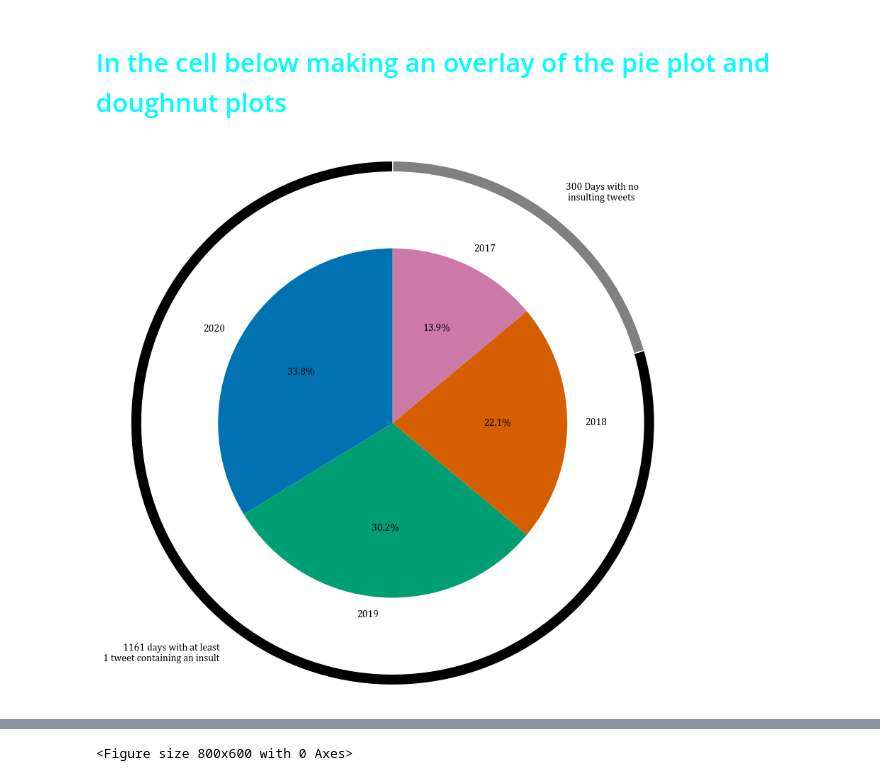
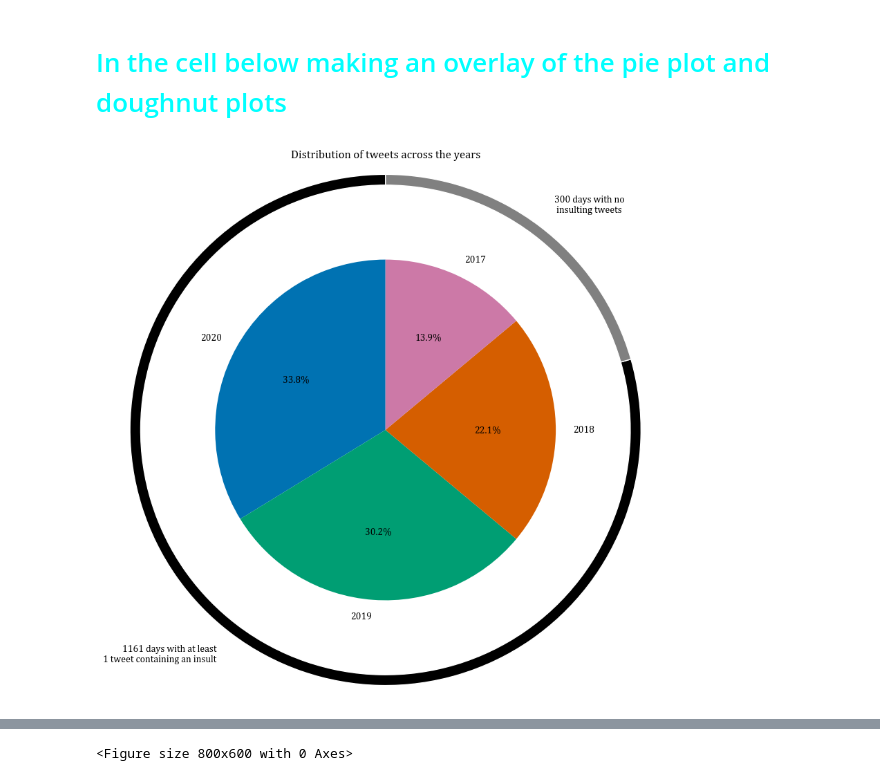
Before and after one commit to Htbibalan/PYTHON_COURSE_2024, a Jupyter notebook: notebooks/hel8048_project.ipynb, the cells around one changed output, grey strips where cells are left out. Drawn from its saved outputs; the diff is of its cells as text; code cells hidden in the pictures.

Commit message:
result_update
result_release with all the plots

```diff
--- a/notebooks/hel8048_project.ipynb
+++ b/notebooks/hel8048_project.ipynb
@@ -114,32 +114,33 @@ len(trump_dates)
 # %%
 tweets_per_year = df_trump['date'].dt.year.value_counts().sort_index(ascending=False)
 all_dates = pd.date_range(start='2017-01-01', end='2020-12-31')
 trump_dates = df_trump['date'].dt.date.unique()
 missing_dates = all_dates[~all_dates.isin(trump_dates)]
 # Data for the doughnut plot
 len(all_dates)
 total_days = 1461
 len(missing_dates)
 days_with_no_tweets = 300
 days_with_tweets = total_days - days_with_no_tweets  # Calculated days with at least one tweet
 
 # Setting up the figure
 plt.figure(figsize=(10, 10))
 
 # Making the pie plot for the percentage of tweets per year, positioned centrally with a smaller radius
 plt.pie(tweets_per_year, labels=tweets_per_year.index, autopct='%1.1f%%', startangle=90, radius=0.8,
         colors=['#0072B2', '#009E73', '#D55E00', '#CC79A7'])
 
 # Adding the doughnut plot around the pie plot with a larger diameter but thinner width
 plt.pie([days_with_tweets, days_with_no_tweets], radius=1.2, startangle=90,
-        colors=['black', 'grey'], wedgeprops=dict(width=0.05, edgecolor='w'),labels=['1161 days with at least\n1 tweet containing an insult', '300 Days with no\n insulting tweets'])
+        colors=['black', 'grey'], wedgeprops=dict(width=0.05, edgecolor='w'),labels=['1161 days with at least\n1 tweet containing an insult', '300 days with no\n insulting tweets'])
 
+
+
+plt.title('Distribution of tweets across the years')
 plt.savefig(fig_folder + "pie_doughnut.png")
-
-plt.title('')
 plt.show()
 # %% [output]
-[figure, old version]
+[figure, new version]
 # %%
 
 #Average number of tweets per week per year
```
Also changed, not shown: parts of 2 cells of this notebook, 4 other files.
